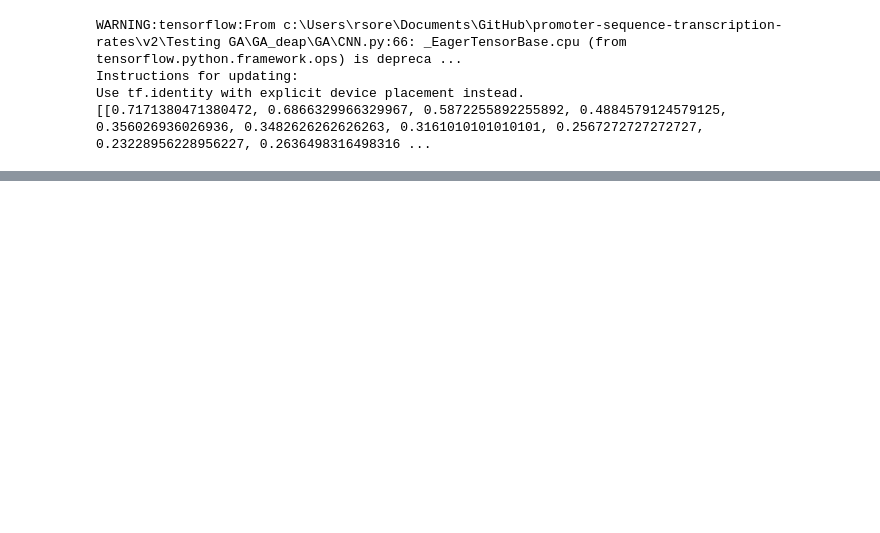
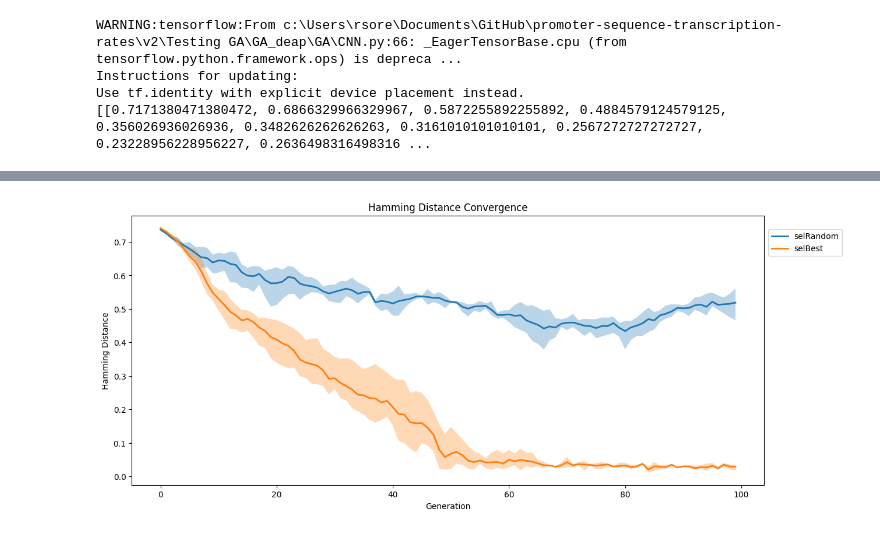
Before and after one commit to Rhys-sg/promoter-sequence-transcription-rates, a Jupyter notebook: v2/Testing GA/GA_deap/0_integration_test.ipynb, the cells around one changed output, grey strips where cells are left out. Drawn from its saved outputs; the diff is of its cells as text; code cells hidden in the pictures; blank space fills up the shorter version.

Commit message:
Evaluate operator's effect on convergence

```diff
--- a/v2/Testing GA/GA_deap/0_integration_test.ipynb
+++ b/v2/Testing GA/GA_deap/0_integration_test.ipynb
@@ -49,0 +26,8 @@ print(ga.convergence_history)
+# %%
+param_ranges = {
+    'selection_method' : ['selRandom', 'selBest'],
+}
+target_expressions = [-0.5]
+lineages = 3
+
+results_dfs = test_param_convergence(param_ranges, target_expressions, lineages, kwargs)
@@ -49,0 +46,27 @@ print(ga.convergence_history)
+# %%
+def convergence_fill_between(results_dfs, color='tab10', figsize=(14, 6)):
+    '''
+    Plot the hamming distance convergence using fill_between to show min, average, and max.
+    Takes in a dataframe of results with rows of lineages and columns of generations.
+    '''
+    fig, ax = plt.subplots(figsize=figsize)
+
+    # Assign colors using colormap
+    color_map = plt.get_cmap(color)
+    color_mapping = {name: color_map(i) for i, name in enumerate(results_dfs.keys())}
+
+    # Plot the convergence history for dataframe
+    for params, df in results_dfs.items():
+        generations = df.columns
+        ax.fill_between(generations, df.loc['min_convergence_history'], df.loc['max_convergence_history'], alpha=0.3)
+        ax.plot(generations, df.loc['mean_convergence_history'], color=color_mapping[params], linestyle='-', linewidth=2, label=params)
+
+    ax.set_xlabel('Generation')
+    ax.set_ylabel('Hamming Distance')
+    ax.set_title('Hamming Distance Convergence')
+    ax.legend(loc='center left', bbox_to_anchor=(1, 0.9))
+    plt.show()
+# %%
+convergence_fill_between(results_dfs)
+# %% [output]
+[figure, added]
```
Also changed, not shown: parts of 5 cells of this notebook, 3 other files.
